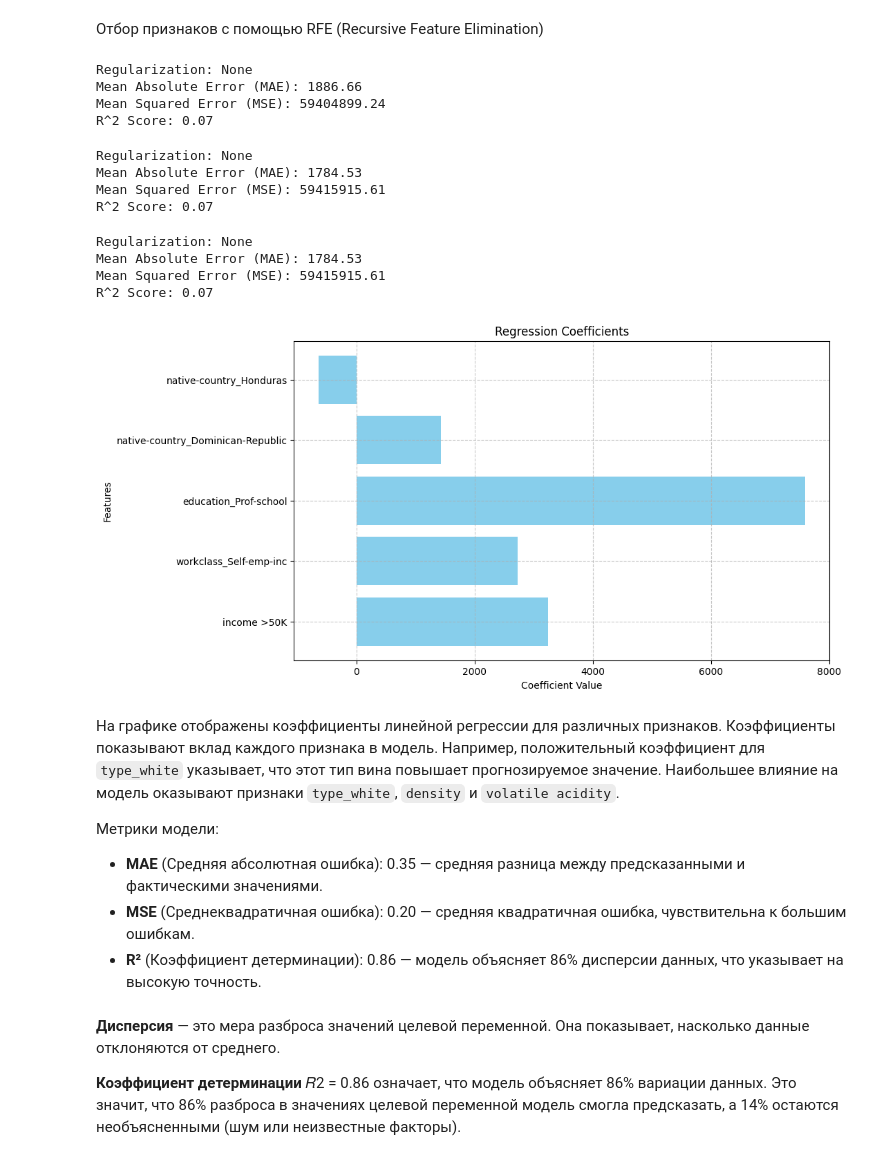
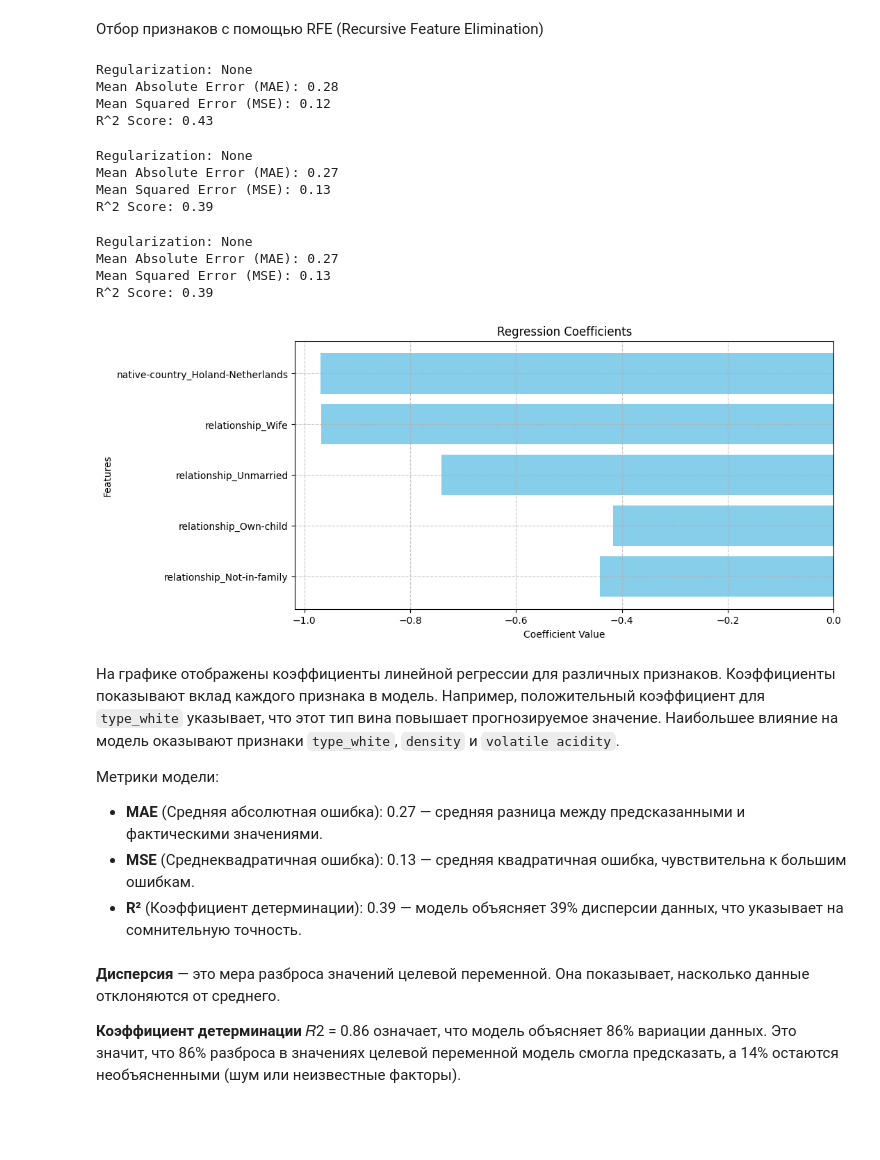
Before and after one commit to aintproud/web-python, a Jupyter notebook: Практика_5.ipynb, the cells around one changed output. Saved outputs shown, nothing was run; the diff lists cells and outputs as text; code cells hidden in the pictures; blank space fills up the shorter version.

```diff
--- a/Практика_5.ipynb
+++ b/Практика_5.ipynb
@@ -62,8 +62,10 @@ try:
 except FileNotFoundError:
     df = pd.read_csv('income.csv')
 
-y = df['capital-gain'] # выбираем целевую переменную (количественная)
-X = df.drop('capital-gain', axis=1) # переменные для проверки влияния
+df['sex-num'] = df['sex'].map({'Female': 0, 'Male': 1})
+y = df['sex-num'] # выбираем целевую переменную (количественная)
+
+X = df.drop(['sex-num', 'sex'], axis=1) # переменные для проверки влияния
 # %%
 X
 # %% [output]
@@ -283,52 +285,52 @@ resolve_regression(X_selected_corr, y_selected_corr)
 None
 # %% [output]
 Regularization: None
-Mean Absolute Error (MAE): 1886.66
-Mean Squared Error (MSE): 59404899.24
-R^2 Score: 0.07
+Mean Absolute Error (MAE): 0.28
+Mean Squared Error (MSE): 0.12
+R^2 Score: 0.43
 # %%
 resolve_regression(X_selected_rfe, y_selected_rfe)
 None
 # %% [output]
 Regularization: None
-Mean Absolute Error (MAE): 1784.53
-Mean Squared Error (MSE): 59415915.61
-R^2 Score: 0.07
+Mean Absolute Error (MAE): 0.27
+Mean Squared Error (MSE): 0.13
+R^2 Score: 0.39
 # %%
 import matplotlib.pyplot as plt
 
-def plot_regression_coefficients(model, feature_names):
+def plot_regression_coefficients(model, feature_names, width=10, height=5):
     # Извлекаем коэффициенты регрессии
     coefficients = model.coef_
 
     # Создаем столбчатую диаграмму для визуализации коэффициентов
-    plt.figure(figsize=(10, 6))
+    plt.figure(figsize=(width, height))
     plt.barh(feature_names, coefficients, color='skyblue')
     plt.xlabel("Coefficient Value")
     plt.ylabel("Features")
     plt.title("Regression Coefficients")
     plt.grid(True, linestyle='--', alpha=0.7)
     plt.show()
 
 # Пример использования:
 # Сначала выполним линейную регрессию
 model, X_train, X_test, y_train, y_test = resolve_regression(X_selected_rfe, y_selected_rfe, None)
 
 # Визуализация коэффициентов регрессии
 plot_regression_coefficients(model, X_selected_rfe.columns)
 # %% [output]
 Regularization: None
-Mean Absolute Error (MAE): 1784.53
-Mean Squared Error (MSE): 59415915.61
-R^2 Score: 0.07
+Mean Absolute Error (MAE): 0.27
+Mean Squared Error (MSE): 0.13
+R^2 Score: 0.39
-[figure, old version]
+[figure, new version]
 # %% [markdown]
 На графике отображены коэффициенты линейной регрессии для различных признаков. Коэффициенты показывают вклад каждого признака в модель. Например, положительный коэффициент для `type_white` указывает, что этот тип вина повышает прогнозируемое значение. Наибольшее влияние на модель оказывают признаки `type_white`, `density` и `volatile acidity`.
 
 Метрики модели:
-- **MAE** (Средняя абсолютная ошибка): 0.35 — средняя разница между предсказанными и фактическими значениями.
-- **MSE** (Среднеквадратичная ошибка): 0.20 — средняя квадратичная ошибка, чувствительна к большим ошибкам.
-- **R²** (Коэффициент детерминации): 0.86 — модель объясняет 86% дисперсии данных, что указывает на высокую точность.
+- **MAE** (Средняя абсолютная ошибка): 0.27 — средняя разница между предсказанными и фактическими значениями.
+- **MSE** (Среднеквадратичная ошибка): 0.13 — средняя квадратичная ошибка, чувствительна к большим ошибкам.
+- **R²** (Коэффициент детерминации): 0.39 — модель объясняет 39% дисперсии данных, что указывает на сомнительную точность.
 # %% [markdown]
 **Дисперсия** — это мера разброса значений целевой переменной. Она показывает, насколько данные отклоняются от среднего.
 
```
Also changed, not shown: parts of 15 cells of this notebook.
